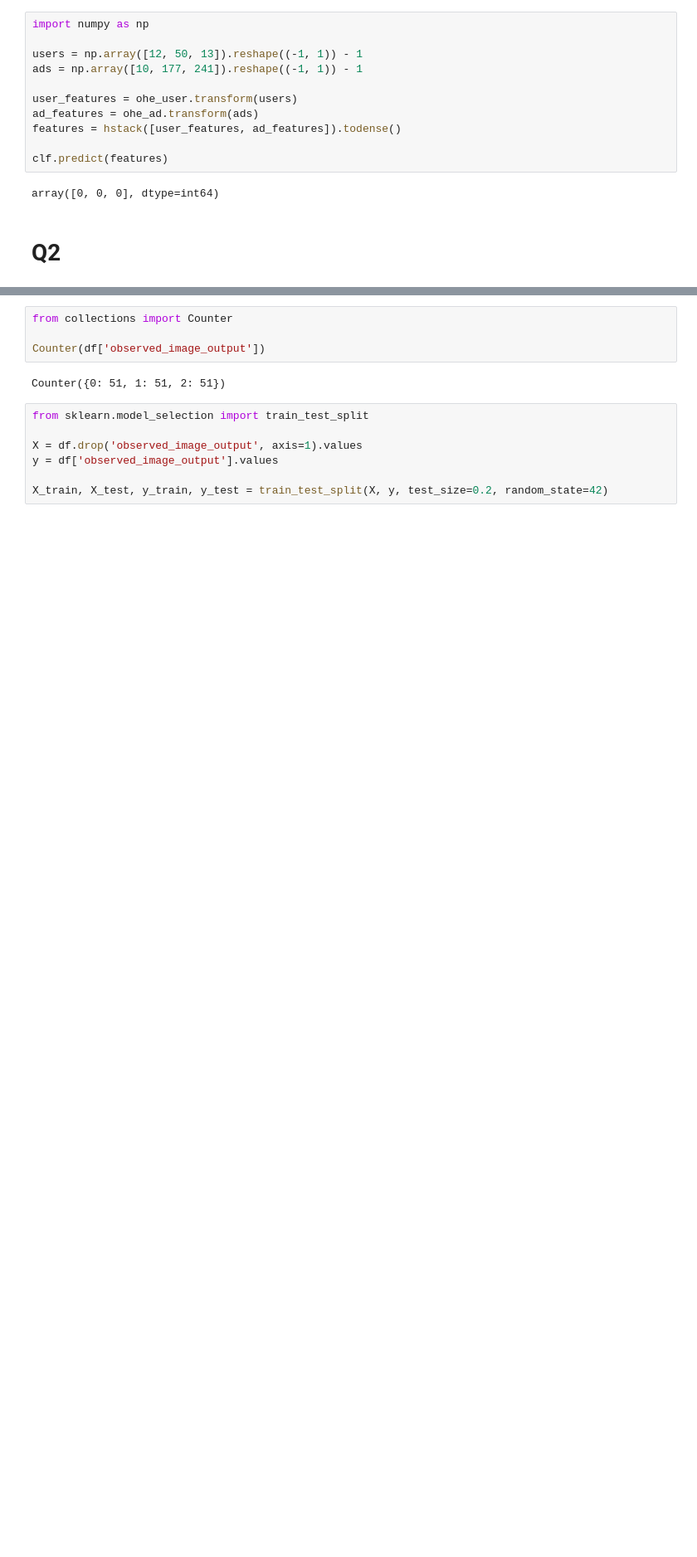
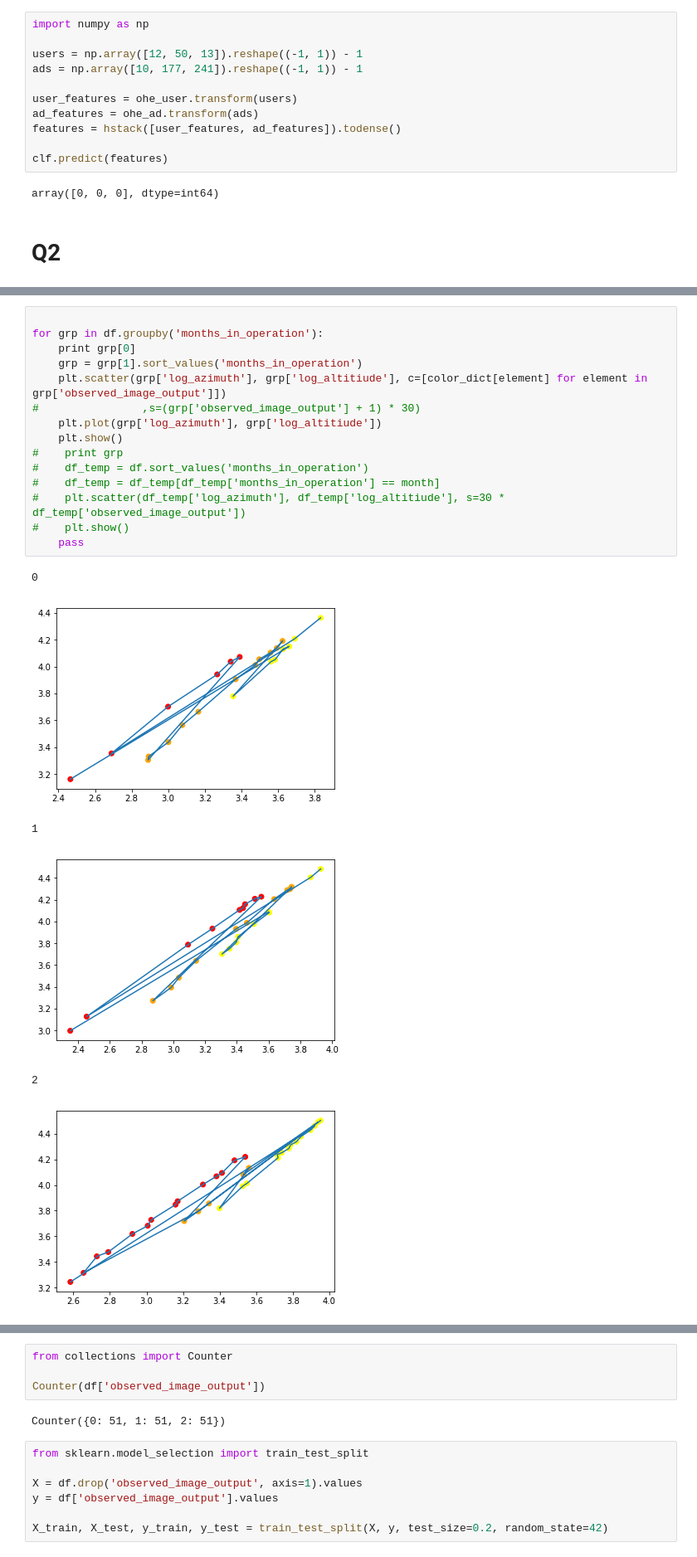
Before and after one commit to eugeneh101/apexlabs_takehome_nBJkgUBNNAwaKvd, a Jupyter notebook: Coding-Challenge.ipynb, the cells around one changed output, grey strips where cells are left out. Shown at 83% size. Saved outputs shown, nothing was run; the diff lists cells and outputs as text; blank space fills up the shorter version.

```diff
--- a/Coding-Challenge.ipynb
+++ b/Coding-Challenge.ipynb
@@ -72,0 +140,22 @@ df.head()
+# %%
+
+for grp in df.groupby('months_in_operation'):
+    print grp[0]
+    grp = grp[1].sort_values('months_in_operation')
+    plt.scatter(grp['log_azimuth'], grp['log_altitiude'], c=[color_dict[element] for element in grp['observed_image_output']])
+#                ,s=(grp['observed_image_output'] + 1) * 30)
+    plt.plot(grp['log_azimuth'], grp['log_altitiude'])
+    plt.show()
+#    print grp
+#    df_temp = df.sort_values('months_in_operation')
+#    df_temp = df_temp[df_temp['months_in_operation'] == month]
+#    plt.scatter(df_temp['log_azimuth'], df_temp['log_altitiude'], s=30 * df_temp['observed_image_output'])
+#    plt.show()
+    pass
+# %% [output]
+0
+[figure, added]
+1
+[figure, added]
+2
+[figure, added]
```
Also changed, not shown: parts of 12 cells of this notebook.
